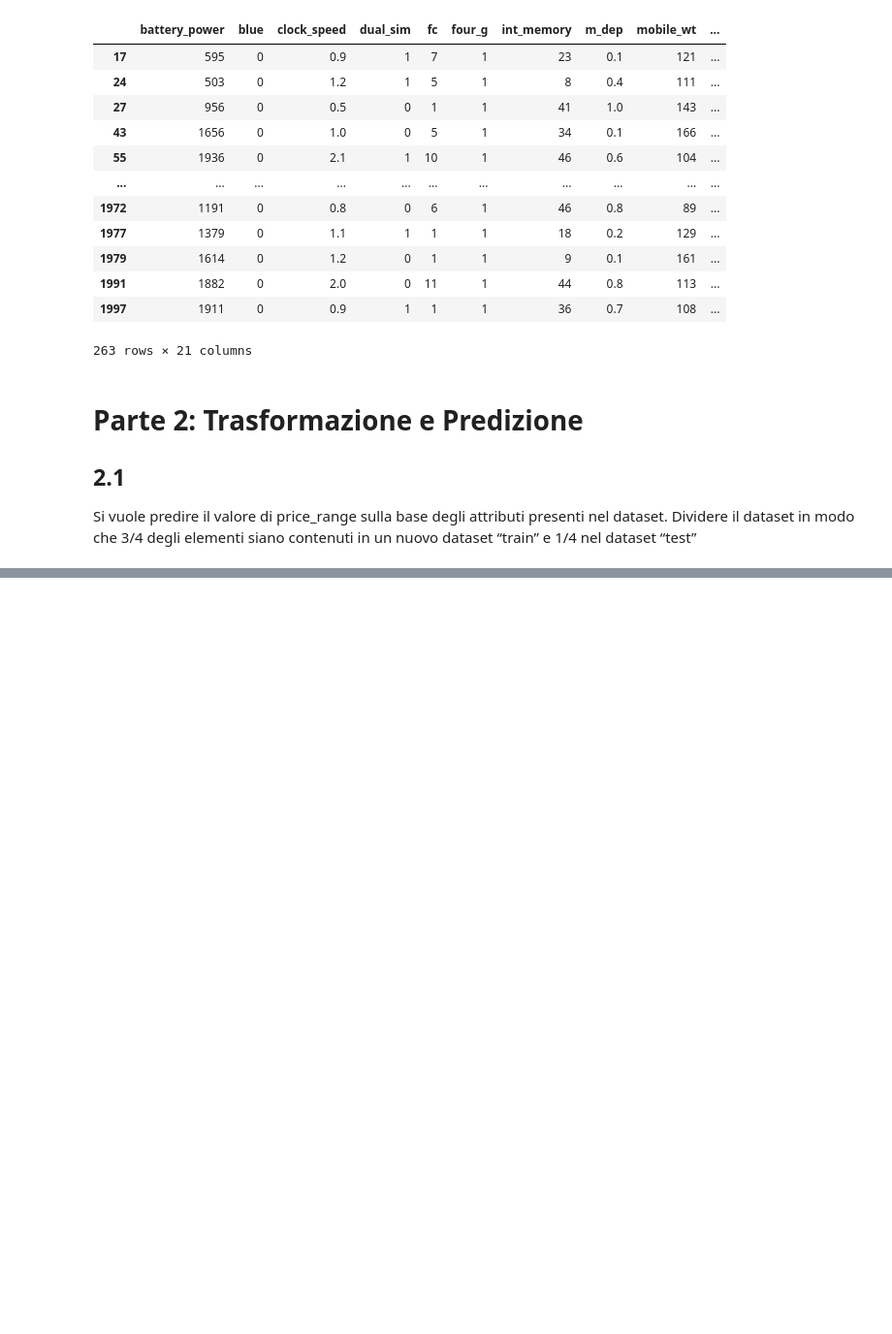
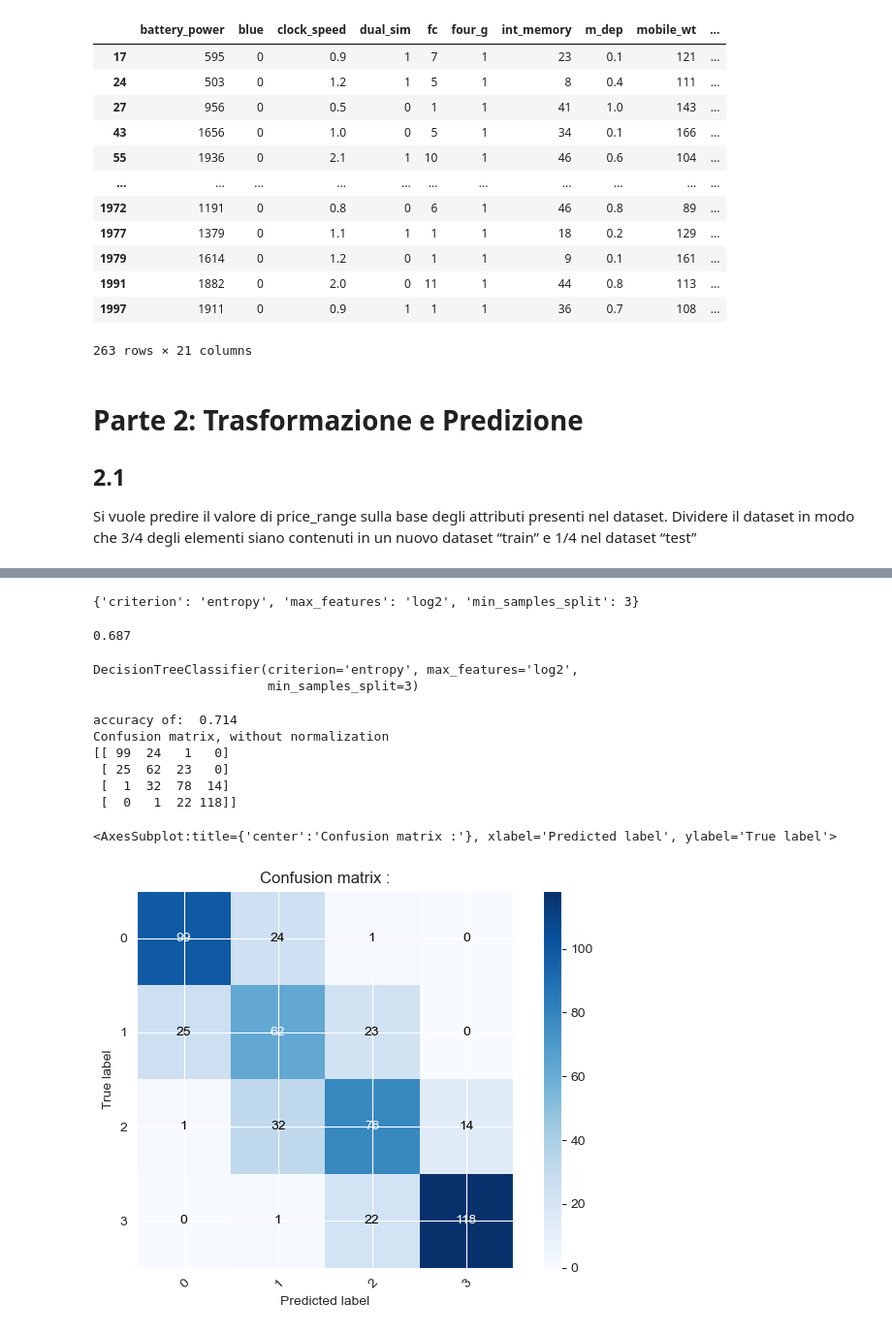
Before and after one commit to Rdm-Nico/BDTA, a Jupyter notebook: Esercitazioni/Esami/08_01_2020.ipynb, the cells around one changed output, grey strips where cells are left out. Shown at 97% size. Cells and saved outputs as stored; diff of their text form; code cells hidden in the pictures; blank space fills up the shorter version.

```diff
--- a/Esercitazioni/Esami/08_01_2020.ipynb
+++ b/Esercitazioni/Esami/08_01_2020.ipynb
@@ -311,0 +323,4 @@ Please also refer to the documentation for alternative solver options:
+# %%
+from sklearn.model_selection import cross_val_score
+model_dt = classifier[0]
+scores = cross_val_score(model_dt,df_deleted,y,cv=10)
@@ -311,0 +341,5 @@ Please also refer to the documentation for alternative solver options:
+# %%
+from sklearn.model_selection import GridSearchCV
+params = {'criterion':('gini','entropy','log_loss'),'max_features':('auto','sqrt','log2'),'min_samples_split':[2,3,1]}
+grid_model = GridSearchCV(model_dt,params,cv=10)
+grid_model.fit(df_deleted,y)
@@ -311,0 +368,28 @@ Please also refer to the documentation for alternative solver options:
+# %%
+grid_model.best_params_
+# %% [output]
+{'criterion': 'entropy', 'max_features': 'log2', 'min_samples_split': 3}
+# %%
+grid_model.best_score_
+# %% [output]
+0.687
+# %%
+model_dt.set_params(**grid_model.best_params_)
+# %% [output]
+DecisionTreeClassifier(criterion='entropy', max_features='log2',
+                       min_samples_split=3)
+# %%
+model_dt.fit(X_train,y_train)
+pred = model_dt.predict(X_test)
+score = accuracy_score(y_test,pred)
+print('accuracy of: ',score)
+plot_confusion_matrix(y_test, pred, classes=class_names, title='Confusion matrix :')
+# %% [output]
+accuracy of:  0.714
+Confusion matrix, without normalization
+[[ 99  24   1   0]
+ [ 25  62  23   0]
+ [  1  32  78  14]
+ [  0   1  22 118]]
+<AxesSubplot:title={'center':'Confusion matrix :'}, xlabel='Predicted label', ylabel='True label'>
+[figure, added]
```
Also changed, not shown: parts of 30 cells of this notebook, 1 other file.
